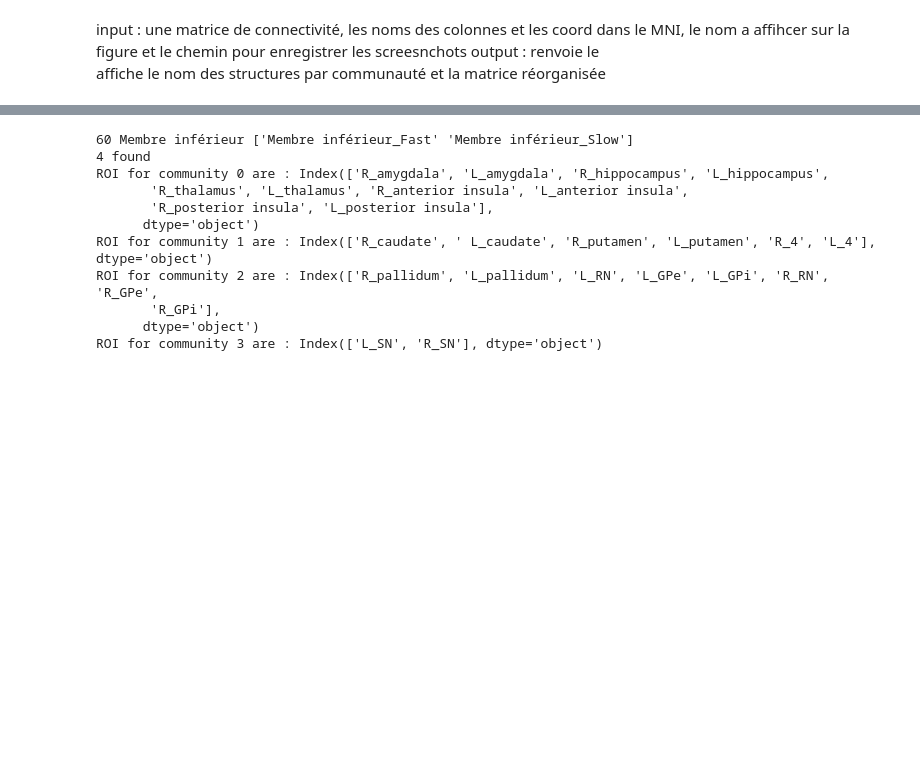
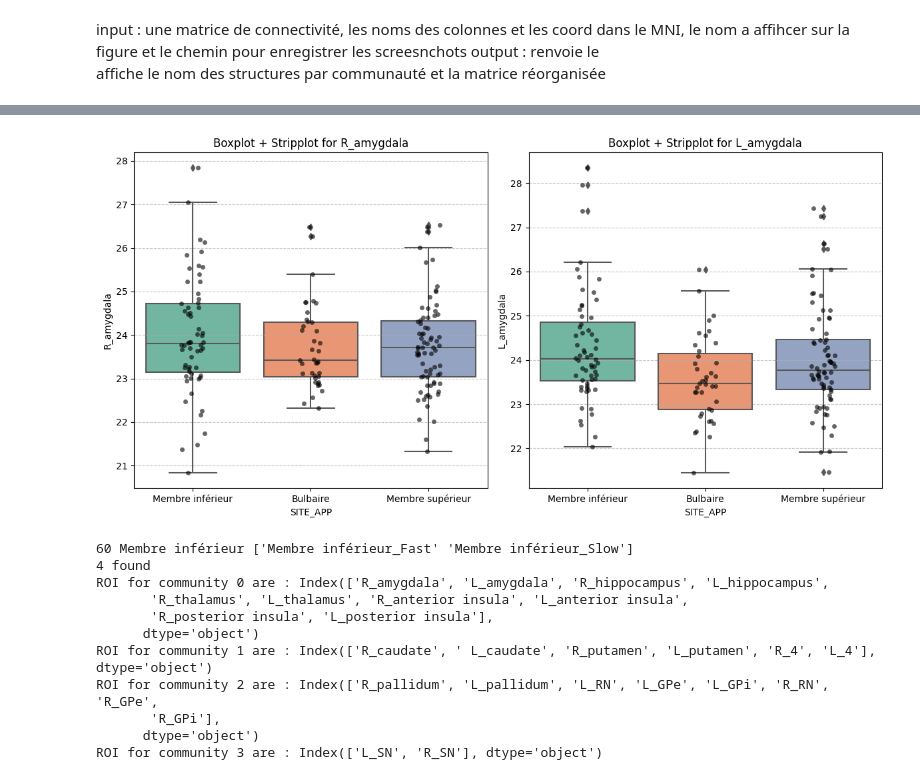
Before and after one commit to RomainViardLille/LiiFE, a Jupyter notebook: PULSE_Graph.ipynb, the cells around one changed output, grey strips where cells are left out. Saved outputs shown, nothing was run; the diff lists cells and outputs as text; code cells hidden in the pictures; blank space fills up the shorter version.

```diff
--- a/PULSE_Graph.ipynb
+++ b/PULSE_Graph.ipynb
@@ -185,3 +204,26 @@ def compare_matrix(matrice1,matrice2,name1,name2,nb_perm,columns,community_pathn
+# %%
+# Sélection des colonnes pour les boxplots et stripplots
+columns_to_plot = ['R_amygdala', 'L_amygdala']
+columns_to_plot = ['SITE_APP', 'Declin']
+
+# Création des boxplots et stripplots
+plt.figure(figsize=(12, 6))
+
+for j, tar in enumerate(score2plot):
+    for i, col in enumerate(columns_to_plot, 1):
+        plt.subplot(1, 2, i)
+        sns.boxplot(data=df, y=col, x=tar, palette='Set2')
+        sns.stripplot(data=df, y=col, x=tar, color='black', alpha=0.6, jitter=True)
+        plt.title(f'Boxplot + Stripplot for {col}')
+        plt.xlabel(tar)
+        plt.ylabel(col)
+        plt.grid(axis='y', linestyle='--', alpha=0.7)  # Ajout des lignes pour l'axe des ordonnées
+        plt.yticks(rotation=0)  # Personnalisation des graduations de l'axe des ordonnées
+
+plt.tight_layout()
+plt.show()
+# %% [output]
+[figure, added]
 # %%
 pmat_list=[]
 for SITE_APP in df['SITE_APP'].unique():
```
Also changed, not shown: parts of 2 cells of this notebook, 1 other file.
